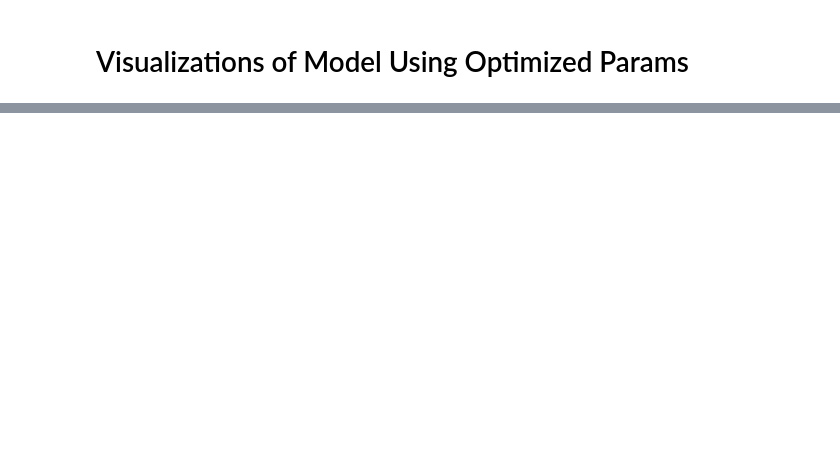
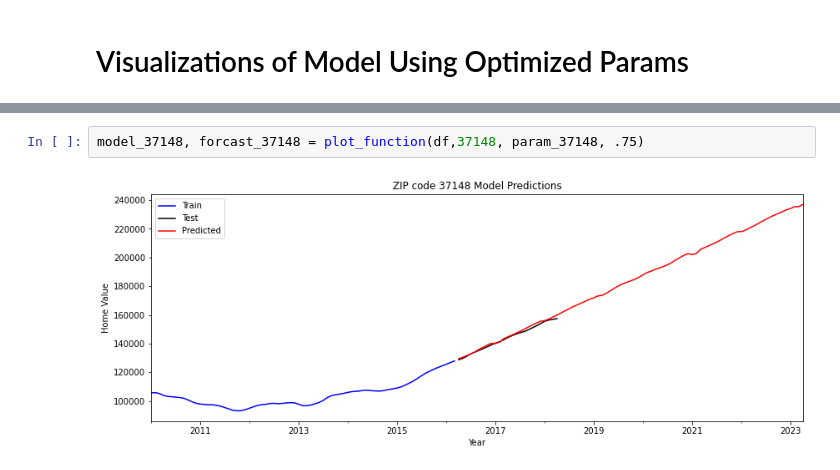
Before and after one commit to howen7/Time-series-zillow, a Jupyter notebook: notebooks/exploratory/Prophet.ipynb, the cells around one changed output, grey strips where cells are left out. Drawn from its saved outputs; the diff is of its cells as text; blank space fills up the shorter version.

```diff
--- a/notebooks/exploratory/Prophet.ipynb
+++ b/notebooks/exploratory/Prophet.ipynb
@@ -162,0 +223,4 @@ root_mse
+# %%
+model_37148, forcast_37148 = plot_function(df,37148, param_37148, .75)
+# %% [output]
+[figure, added]
```
Also changed, not shown: parts of 20 cells of this notebook, 3 other files.
